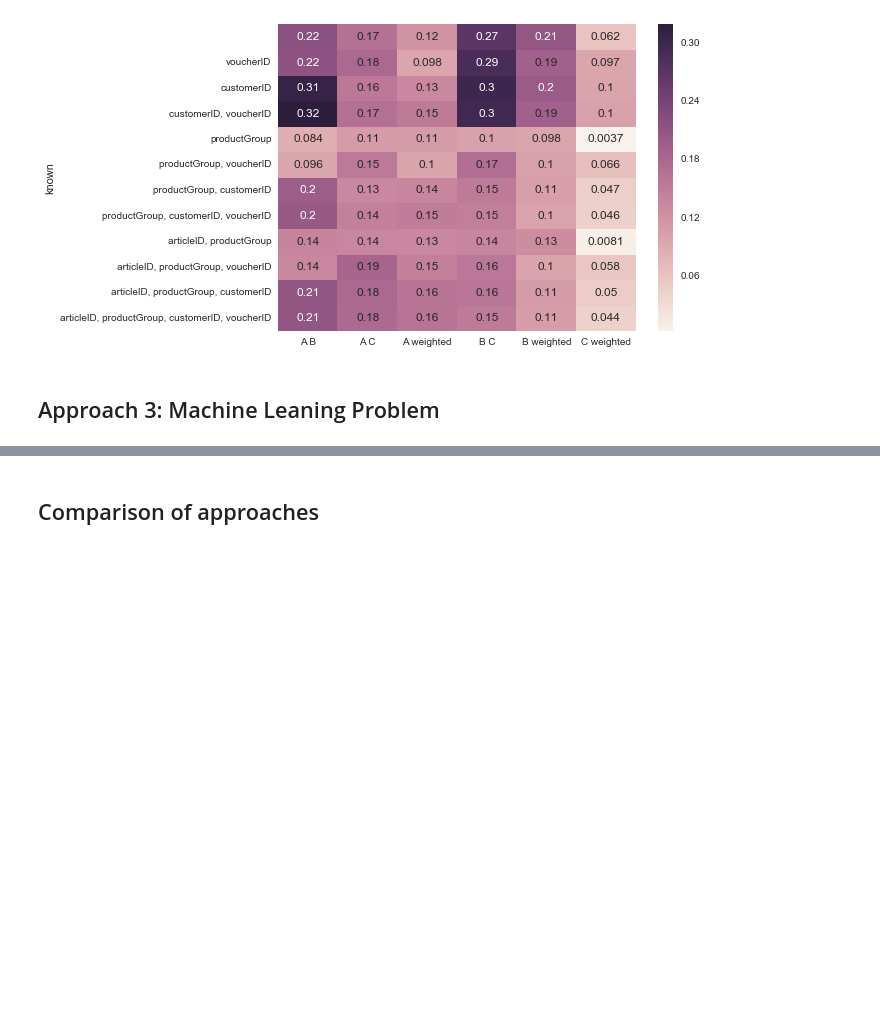
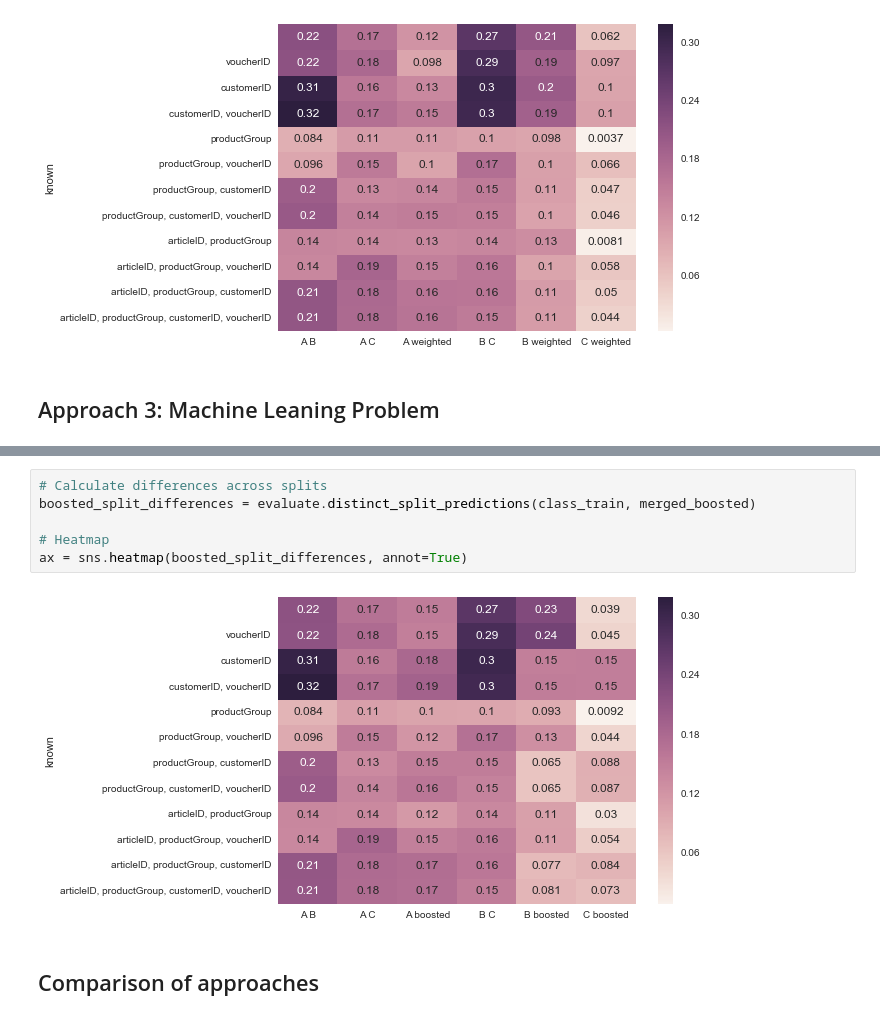
Before and after one commit to busfahren/dmc-results, a Jupyter notebook: merge.ipynb, the cells around one changed output, grey strips where cells are left out. Drawn from its saved outputs; the diff is of its cells as text; blank space fills up the shorter version.

```diff
--- a/merge.ipynb
+++ b/merge.ipynb
@@ -161,3 +172,11 @@ import boosting
+# %%
+# Calculate differences across splits
+boosted_split_differences = evaluate.distinct_split_predictions(class_train, merged_boosted)
+
+# Heatmap
+ax = sns.heatmap(boosted_split_differences, annot=True)
+# %% [output]
+[figure, added]
 # %% [markdown]
 ## Comparison of approaches
 # %%
```
Also changed, not shown: parts of 4 cells of this notebook.
